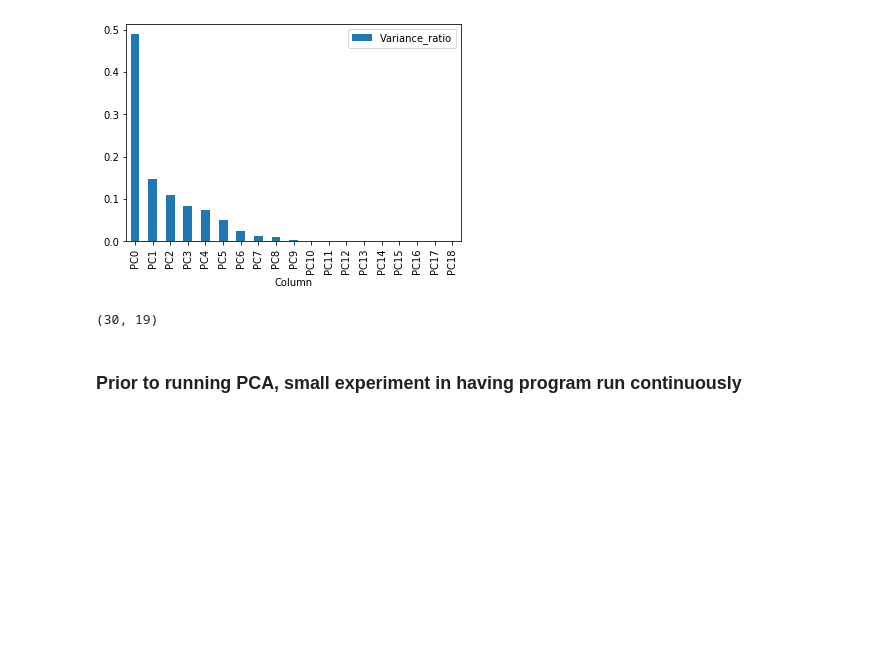
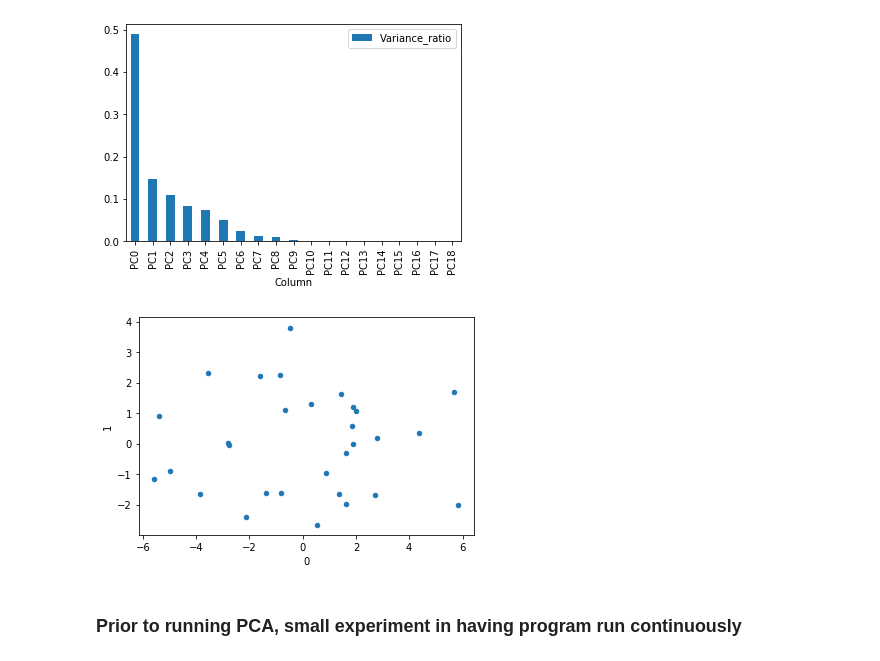
Before and after one commit to gilpasternak35/Likelihood, a Jupyter notebook: likelihood-public.ipynb, the cells around one changed output. Saved outputs shown, nothing was run; the diff lists cells and outputs as text; code cells hidden in the pictures; blank space fills up the shorter version.

Commit message:
pca and visualization fully functional, adding in outlier detection

```diff
--- a/likelihood-public.ipynb
+++ b/likelihood-public.ipynb
@@ -533,6 +533,11 @@ tabl
 | 27 | 5 | 116.2 | 113.0 | 3.2 | 101.1 | ... |
 | 28 | 5 | 108.0 | 103.4 | 4.6 | 93.6 | ... |
 | 29 | 5 | 111.8 | 117.0 | -5.2 | 100.5 | ... |
+# %%
+def obtainPCAVals(componentNum):
+    pca = PCA(n_components = componentNum)
+    pcaData = pca.fit_transform(scaled_data)
+    return pcaData
 # %%
 # Fitting data and creating plot showing variance of each PC
 pcaData = pca.fit_transform(scaled_data)
@@ -547,21 +552,33 @@ infoFrame.plot(kind  = "bar", x = "Column", y = "Variance_ratio")
 # %%
 # Intelligently deciding how many columns need to be used
 def elementDecider(infoFrame):
     numSum = 0
     counter = 0
     for i in infoFrame.get("Variance_ratio"):
         if(numSum < .95):
             numSum += i
             counter+=1
     return counter
+
+#Reducing dimensionality of data into pc's, only storing what is neccessary
 def reducedData(infoFrame, indx):
     numCols = elementDecider(infoFrame)
-    pcaFrame = pd.DataFrame().assign(TEAM = indx, )
+    pcaData = obtainPCAVals(numCols)
+    pcaFrame = pd.DataFrame(pcaData)
+    pcaFrame = pcaFrame.set_index(indx)
     return pcaFrame
-reducedData(infoFrame, indx)
-print(pcaData.shape)
+
+#Visualization tool for seeing grouping of elements by pc
+def displayReducedData(pcaVals, xNum = 0, yNum = 1):
+    if(xNum < pcaVals.shape[1]) & (yNum < pcaVals.shape[1]):
+        pcaVals.plot(kind = "scatter", x = 0, y = 1)
+    else:
+        print("You have overaccessed the number of elements, keep in mind there are only " + str(pcaVals.shape[1]) + " elements")
+
+pcaVals = reducedData(infoFrame, indx)
+displayReducedData(pcaVals)
 # %% [output]
-(30, 19)
+[figure, added]
 # %% [markdown]
 ### Prior to running PCA, small experiment in having program run continuously
 # %%
```
